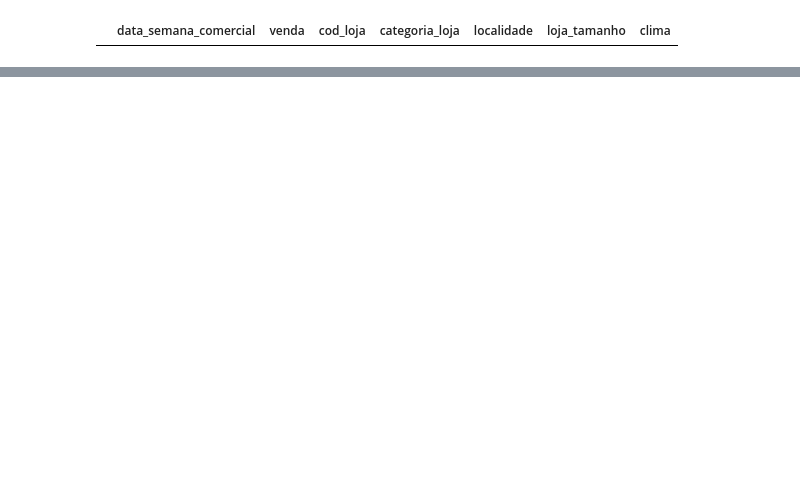
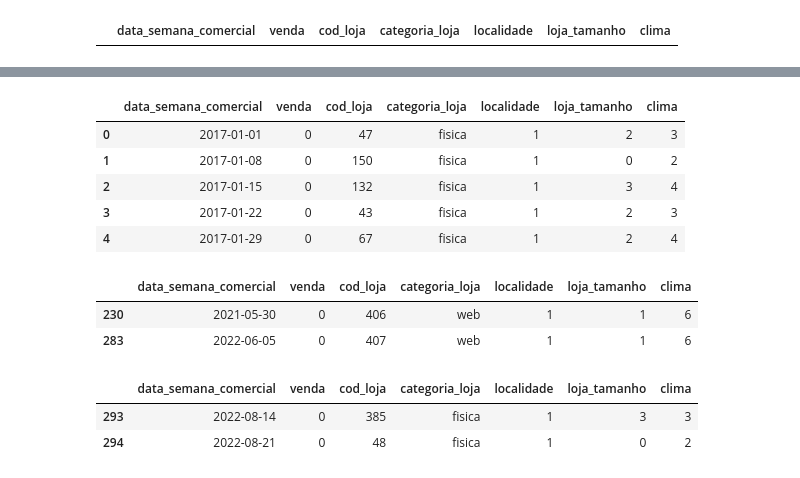
Before and after one commit to beylouni/Renner-ML, a Jupyter notebook: notebooks/ETL.ipynb, the cells around one changed output, grey strips where cells are left out. Cells and saved outputs as stored; diff of their text form; code cells hidden in the pictures; blank space fills up the shorter version.

```diff
--- a/notebooks/ETL.ipynb
+++ b/notebooks/ETL.ipynb
@@ -213,0 +242,18 @@ Name: data_semana_comercial, Length: 295, dtype: int64
+# %%
+#alterando as variaveis categóricas para numéricas
+localidade_encoder = LabelEncoder()
+loja_tamanho_encoder = LabelEncoder()
+clima_encoder = LabelEncoder()
+# %%
+df_agrupado.iloc[:, 4] = localidade_encoder.fit_transform(df_agrupado.iloc[:, 4])
+df_agrupado.iloc[:, 5] = loja_tamanho_encoder.fit_transform(df_agrupado.iloc[:, 5])
+df_agrupado.iloc[:, 6] = clima_encoder.fit_transform(df_agrupado.iloc[:, 6])
+# %%
+df_agrupado.head()
+# %% [output]
+|  | data_semana_comercial | venda | cod_loja | categoria_loja | localidade | loja_tamanho | clima |
+| 0 | 2017-01-01 | 0 | 47 | fisica | 1 | 2 | 3 |
+| 1 | 2017-01-08 | 0 | 150 | fisica | 1 | 0 | 2 |
+| 2 | 2017-01-15 | 0 | 132 | fisica | 1 | 3 | 4 |
+| 3 | 2017-01-22 | 0 | 43 | fisica | 1 | 2 | 3 |
+| 4 | 2017-01-29 | 0 | 67 | fisica | 1 | 2 | 4 |
@@ -213,0 +264,12 @@ Name: data_semana_comercial, Length: 295, dtype: int64
+# %%
+df_web.tail(2)
+# %% [output]
+|  | data_semana_comercial | venda | cod_loja | categoria_loja | localidade | loja_tamanho | clima |
+| 230 | 2021-05-30 | 0 | 406 | web | 1 | 1 | 6 |
+| 283 | 2022-06-05 | 0 | 407 | web | 1 | 1 | 6 |
+# %%
+df_fisica.tail(2)
+# %% [output]
+|  | data_semana_comercial | venda | cod_loja | categoria_loja | localidade | loja_tamanho | clima |
+| 293 | 2022-08-14 | 0 | 385 | fisica | 1 | 3 | 3 |
+| 294 | 2022-08-21 | 0 | 48 | fisica | 1 | 0 | 2 |
```
Also changed, not shown: parts of 11 cells of this notebook.
